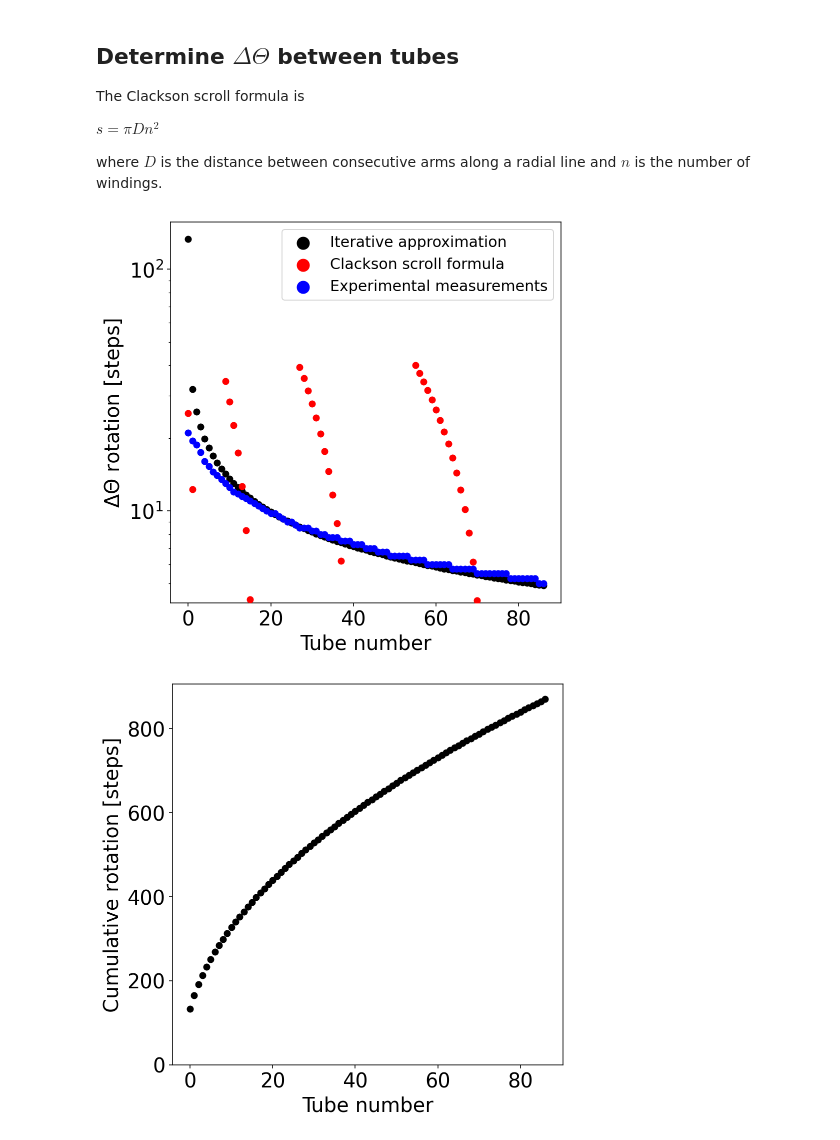
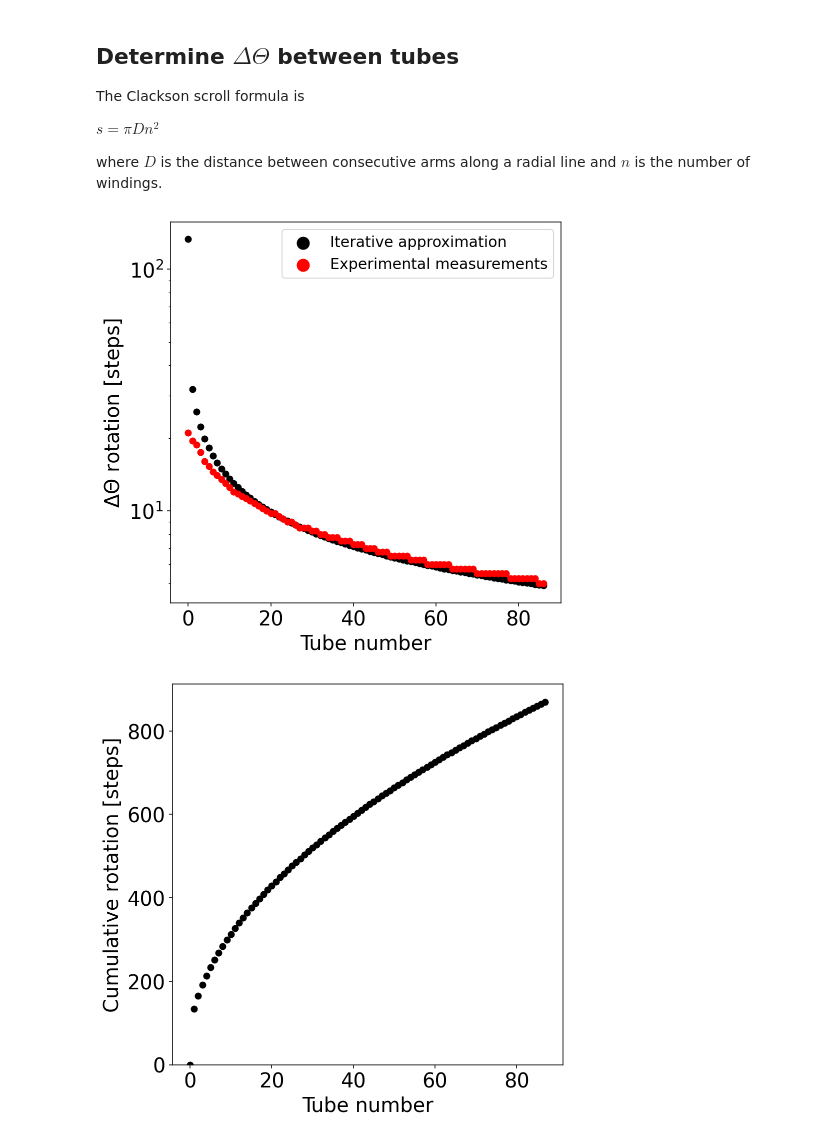
Before and after one commit to pachterlab/colosseum, a Jupyter notebook: analysis/archimedian_spiral.ipynb, the cells around one changed output. Drawn from its saved outputs; the diff is of its cells as text; code cells hidden in the pictures.

Commit message:
fixed branchcut problem

```diff
--- a/analysis/archimedian_spiral.ipynb
+++ b/analysis/archimedian_spiral.ipynb
@@ -52,8 +52,9 @@ separation = 19.5
 xx = []
 yy = []
 data = np.zeros((n_tubes,2))
-
-for idx, i in enumerate(spiral_points(arc=l_arc, separation=separation)):
+phi = np.zeros(n_tubes)
+for idx, (x,y,p) in enumerate(spiral_points(arc=l_arc, separation=separation)):
     if idx==n_tubes:
         break
     data[idx] = i
+    phi[idx] = p
@@ -87,6 +74,27 @@ ax.set(**{
 fig.show()
 # %% [output]
 [figure]
+# %%
+rad = []
+for n, (x, y) in enumerate(data):
+    t = math.atan2(y,x)+ n*2*np.pi
+    rad.append(t)
+
+def rad2deg(rad):
+  return np.array(rad)*180/np.pi
+
+def deg2step(deg):
+  return np.array(deg)*200/360
+
+theta_deg = rad2deg(rad)
+theta_stp = deg2step(theta_deg)
+# %%
+diff = phi[1:]-phi[:-1]
+diff_deg = rad2deg(diff)
+diff_stp = deg2step(diff_deg)
+
+total_deg = rad2deg(phi)
+total_stp = deg2step(total_deg)
 # %% [markdown]
 ## Determine $\Delta \Theta$ between tubes
 
@@ -113,49 +119,30 @@ def clackson(x, b):
 # %%
 fig, ax = plt.subplots(figsize=(7,7))
 
-xx = np.arange(len(theta_stp)-1)
-yy = theta_stp[1:] - theta_stp[:-1]
-
-# to fix the the jump in theta due to branch cuts
-# we add a contant back to those values that cross the
-# branch. There is certainly a more elegant way to do this.
-
-for idx, i in enumerate(yy):
-    if i < -50:
-        yy[idx] = yy[idx] + 200
-for idx, i in enumerate(tst):
-    if i < -50:
-        tst[idx] = tst[idx] + 200
+xx = np.arange(len(diff_stp))
+yy = diff_stp
 
 ax.scatter(xx, yy, color="black", zorder=10, label='Iterative approximation')
-ax.scatter(xx, tst[1:], color='r', zorder=10, label='Clackson scroll formula')
-ax.scatter(xx, measured, color='b', zorder=10, label="Experimental measurements")
+#ax.scatter(xx, tst[1:], color='r', zorder=10, label='Clackson scroll formula')
+ax.scatter(xx, measured, color='r', zorder=10, label="Experimental measurements")
 ax.set(**{
     "xlabel": "Tube number",
     "ylabel":"$\Delta \Theta$ rotation [steps]",
     'yscale': 'log'
     })
 
 ax.legend(fontsize=15,markerscale=2)
 
 fig.show()
 # %% [output]
-[figure, old version]
+[figure, new version]
 # %%
 fig, ax = plt.subplots(figsize=(7,7))
 
-xx = np.arange(len(theta)-1)
-yy = theta[1:] - theta[:-1]
+xx = np.arange(len(theta))
+yy = total_stp
 
-# to fix the the jump in theta due to branch cuts
-# we add a contant back to those values that cross the
-# branch. There is certainly a more elegant way to do this.
-
-for idx, i in enumerate(yy):
-    if i < -50:
-        yy[idx] = yy[idx] + 200
-
-ax.scatter(xx, np.cumsum(yy), color="black", zorder=-10)
+ax.scatter(xx, yy, color="black", zorder=-10)
 
 ax.set(**{
     "xlabel": "Tube number",
@@ -165,4 +152,4 @@ ax.set(**{
 
 fig.show()
 # %% [output]
-[figure, old version]
+[figure, new version]
```
Also changed, not shown: parts of 5 cells of this notebook.
